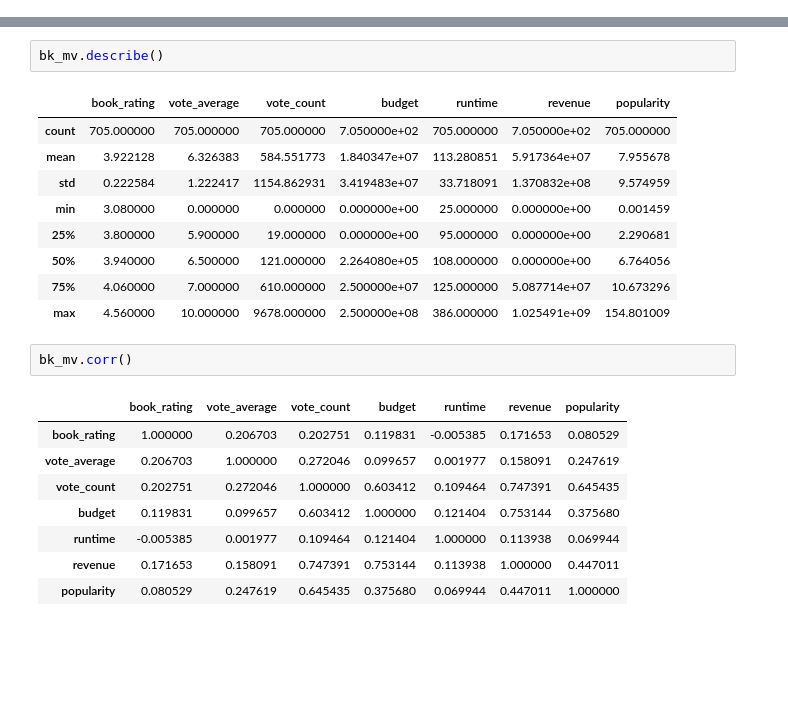
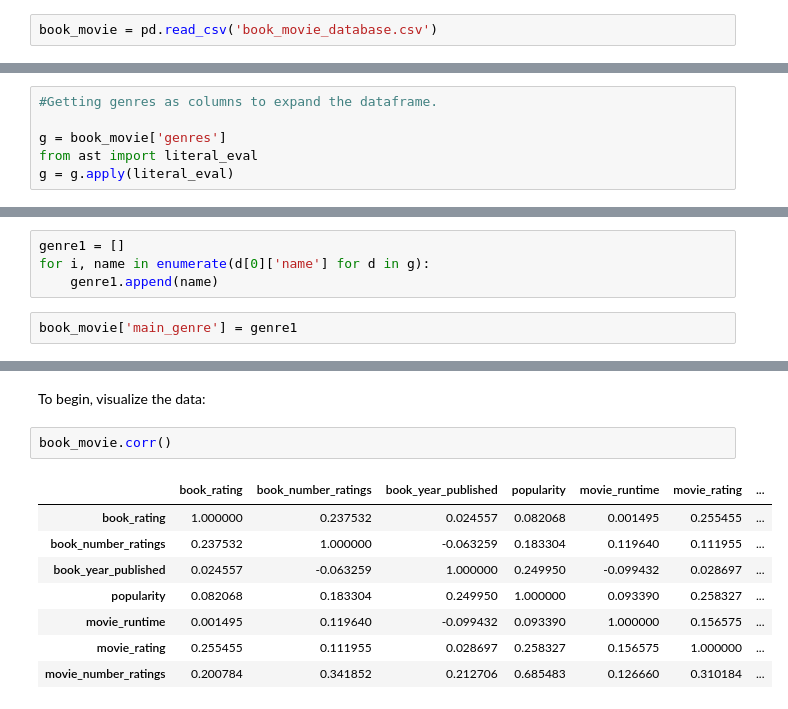
Before and after one commit to natashaborders-zz/Book_to_Movie_Ratings_Predictions, a Jupyter notebook: Analysis_Workbooks/Book_To_Movie_Analysis.ipynb, the cells around one changed output, grey strips where cells are left out. Saved outputs shown, nothing was run; the diff lists cells and outputs as text; blank space fills up the shorter version.

```diff
--- a/Analysis_Workbooks/Book_To_Movie_Analysis.ipynb
+++ b/Analysis_Workbooks/Book_To_Movie_Analysis.ipynb
@@ -22,0 +14,2 @@ with open('book_movie_data.pkl', 'rb') as f:
+# %%
+book_movie = pd.read_csv('book_movie_database.csv')
@@ -22,0 +34,6 @@ with open('book_movie_data.pkl', 'rb') as f:
+# %%
+#Getting genres as columns to expand the dataframe.
+
+g = book_movie['genres']
+from ast import literal_eval
+g = g.apply(literal_eval)
@@ -22,0 +60,6 @@ with open('book_movie_data.pkl', 'rb') as f:
+# %%
+genre1 = []
+for i, name in enumerate(d[0]['name'] for d in g):
+    genre1.append(name)
+# %%
+book_movie['main_genre'] = genre1
@@ -96,24 +129,14 @@ memory usage: 71.6+ KB
-# %%
-bk_mv.describe()
-# %% [output]
-|  | book_rating | vote_average | vote_count | budget | runtime | revenue | popularity |
-| count | 705.000000 | 705.000000 | 705.000000 | 7.050000e+02 | 705.000000 | 7.050000e+02 | 705.000000 |
-| mean | 3.922128 | 6.326383 | 584.551773 | 1.840347e+07 | 113.280851 | 5.917364e+07 | 7.955678 |
-| std | 0.222584 | 1.222417 | 1154.862931 | 3.419483e+07 | 33.718091 | 1.370832e+08 | 9.574959 |
-| min | 3.080000 | 0.000000 | 0.000000 | 0.000000e+00 | 25.000000 | 0.000000e+00 | 0.001459 |
-| 25% | 3.800000 | 5.900000 | 19.000000 | 0.000000e+00 | 95.000000 | 0.000000e+00 | 2.290681 |
-| 50% | 3.940000 | 6.500000 | 121.000000 | 2.264080e+05 | 108.000000 | 0.000000e+00 | 6.764056 |
-| 75% | 4.060000 | 7.000000 | 610.000000 | 2.500000e+07 | 125.000000 | 5.087714e+07 | 10.673296 |
-| max | 4.560000 | 10.000000 | 9678.000000 | 2.500000e+08 | 386.000000 | 1.025491e+09 | 154.801009 |
+# %% [markdown]
+To begin, visualize the data:
 # %%
-bk_mv.corr()
+book_movie.corr()
 # %% [output]
-|  | book_rating | vote_average | vote_count | budget | runtime | revenue | popularity |
-| book_rating | 1.000000 | 0.206703 | 0.202751 | 0.119831 | -0.005385 | 0.171653 | 0.080529 |
-| vote_average | 0.206703 | 1.000000 | 0.272046 | 0.099657 | 0.001977 | 0.158091 | 0.247619 |
-| vote_count | 0.202751 | 0.272046 | 1.000000 | 0.603412 | 0.109464 | 0.747391 | 0.645435 |
-| budget | 0.119831 | 0.099657 | 0.603412 | 1.000000 | 0.121404 | 0.753144 | 0.375680 |
-| runtime | -0.005385 | 0.001977 | 0.109464 | 0.121404 | 1.000000 | 0.113938 | 0.069944 |
-| revenue | 0.171653 | 0.158091 | 0.747391 | 0.753144 | 0.113938 | 1.000000 | 0.447011 |
-| popularity | 0.080529 | 0.247619 | 0.645435 | 0.375680 | 0.069944 | 0.447011 | 1.000000 |
+|  | book_rating | book_number_ratings | book_year_published | popularity | movie_runtime | movie_rating | ... |
+| book_rating | 1.000000 | 0.237532 | 0.024557 | 0.082068 | 0.001495 | 0.255455 | ... |
+| book_number_ratings | 0.237532 | 1.000000 | -0.063259 | 0.183304 | 0.119640 | 0.111955 | ... |
+| book_year_published | 0.024557 | -0.063259 | 1.000000 | 0.249950 | -0.099432 | 0.028697 | ... |
+| popularity | 0.082068 | 0.183304 | 0.249950 | 1.000000 | 0.093390 | 0.258327 | ... |
+| movie_runtime | 0.001495 | 0.119640 | -0.099432 | 0.093390 | 1.000000 | 0.156575 | ... |
+| movie_rating | 0.255455 | 0.111955 | 0.028697 | 0.258327 | 0.156575 | 1.000000 | ... |
+| movie_number_ratings | 0.200784 | 0.341852 | 0.212706 | 0.685483 | 0.126660 | 0.310184 | ... |
 # %%
```
Also changed, not shown: parts of 22 cells of this notebook, 11 other files.
